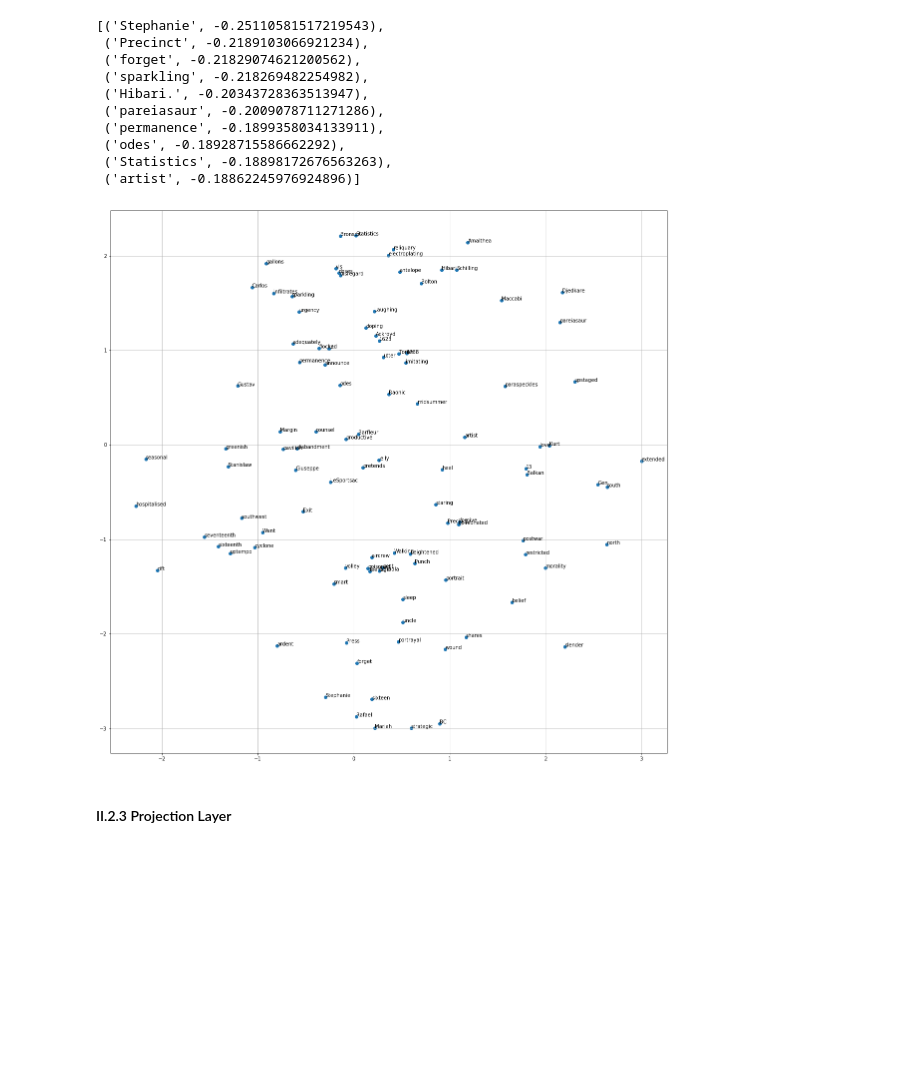
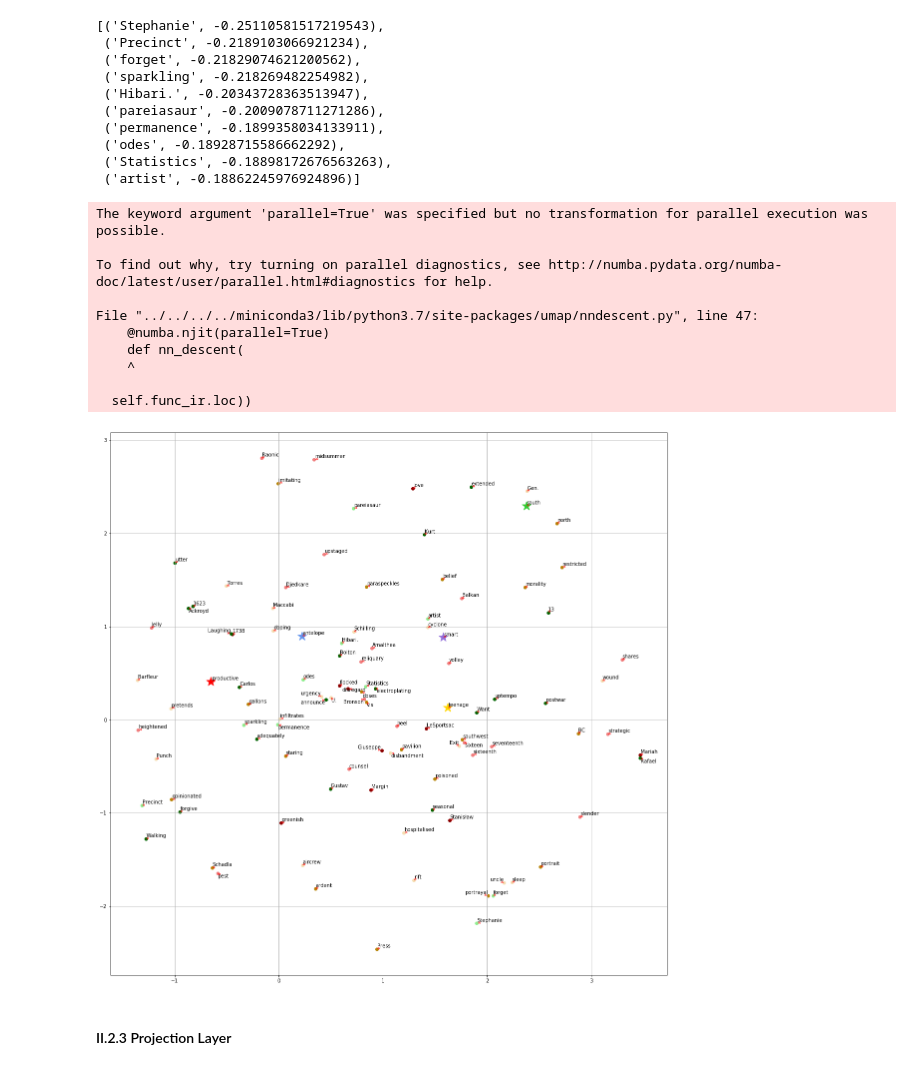
Before and after one commit to lexili24/Language-Model-NYU-Data-Science, a Jupyter notebook: HW2/Updated_lm_homework.ipynb, the cells around one changed output. Cells and saved outputs as stored; diff of their text form; code cells hidden in the pictures; blank space fills up the shorter version.

Commit message:
finalize 2.1 plotting

```diff
--- a/HW2/Updated_lm_homework.ipynb
+++ b/HW2/Updated_lm_homework.ipynb
@@ -375,16 +358,6 @@ class RNNLanguageModel(nn.Module):
         logits = self.projection(rnn_outputs[0])
 
         return logits
-# %%
-options = {
-        'num_embeddings': len(train_dict),
-        'embedding_dim': embedding_size,
-        'padding_idx': train_dict.get_id('<pad>'),
-        'input_size': embedding_size,
-        'hidden_size': hidden_size,
-        'num_layers': num_layers,
-        'rnn_dropout': rnn_dropout,
-    }
 # %%
 # check
 # define lookup, rnn, and projection
@@ -1223,7 +1193,7 @@ options = {'bias': True,
   'padding_idx': 2}
 
 model = LSTMModel(options)
-model.load_state_dict(torch.load('best_LSTM.pt')['model_dict'])
+model.load_state_dict(torch.load('best_emb_dim_300_hidden_size_300_LSTM.pt',map_location=lambda storage, loc: storage)['model_dict'])
 model.eval()
 # %% [output]
 LSTMModel(
@@ -1260,15 +1257,15 @@ Populating the interactive namespace from numpy and matplotlib
 # %%
 def cos_similarity(weight_matrix, words):
 #make sure at least appear in the text once
-    whole_word = list()
     for word in words:
         if word not in vocab:
             raise NotImplementedError("selected token must appeared in the corpus once, please replace {}".format(word))
 
-    # define my cosine similarity. each input is 1 x 64. Therefore evaluate along x'axis returns a scalar
+    # define my cosine similarity. each input is 1 x emb_dim. Therefore evaluate along x'axis returns a scalar
     cos = nn.CosineSimilarity(dim = 0, eps = 1e-6)
 
-    dis_list = defaultdict(lambda: defaultdict(float))
+    token_list = defaultdict(lambda: defaultdict(float))
+    id_list = defaultdict(lambda: defaultdict(float))
 
     for w in words:
         wid = train_dict.get_id(w)
@@ -1278,19 +1275,18 @@ def cos_similarity(weight_matrix, words):
                 continue
             else:
                 dis = cos(weight_matrix[wid], weight_matrix[i])
-                temp_list.append(tuple((train_dict.get_token(i), dis.item())))
+                temp_list.append(tuple((i, dis.item())))
         temp_list = sorted(temp_list, key = lambda x: x[-1])
-        dis_list[w]['worst'] = temp_list[:10]
-        dis_list[w]['best'] = temp_list[-10:]
-        worst_words = [x[0] for x in temp_list[:10]]
-        best_words = [x[0] for x in temp_list[-10:]]
-        whole_word += worst_words + best_words
-    return dis_list, whole_word + words
+        id_list[wid]['worst'] = [x[0] for x in temp_list[:10]]
+        id_list[wid]['best'] = [x[0] for x in temp_list[-10:]]
+        token_list[w]['worst'] = [tuple((train_dict.get_token(x[0]) , x[1])) for x in temp_list[:10]]
+        token_list[w]['best'] = [tuple((train_dict.get_token(x[0]) , x[1] )) for x in temp_list[-10:]]
+    return id_list, token_list
 # %% [markdown]
 #### II.2.2 Embedding Layer
 # %%
 weight_matrix_lkup = model.lookup.weight
-words = ['productive', 'teenage','south','antelope','smart']
+input_words = ['productive', 'teenage','south','antelope','smart']
 # some verbs, and nouns
-lkup_list, whole_words_lkup = cos_similarity(weight_matrix_lkup, words)
+lkup_id_list, lkup_token_list = cos_similarity(weight_matrix_lkup, input_words)
 # %%
@@ -1319,12 +1315,20 @@ lkup_list['smart']['worst']
  ('odes', -0.18928715586662292),
  ('Statistics', -0.18898172676563263),
  ('artist', -0.18862245976924896)]
-# %%
-whole_word_ids_lkup = train_dict.encode_token_seq(whole_words_lkup)   # e.g. use dictionary.get_id on a list of words
-
-umap_plot(weight_matrix_lkup, whole_word_ids_lkup, whole_words_lkup)
-# %% [output]
-[figure, removed]
+# %%
+umap_plot(weight_matrix_lkup, lkup_id_list)
+# %% [output]
+The keyword argument 'parallel=True' was specified but no transformation for parallel execution was possible.
+
+To find out why, try turning on parallel diagnostics, see http://numba.pydata.org/numba-doc/latest/user/parallel.html#diagnostics for help.
+
+File "../../../../miniconda3/lib/python3.7/site-packages/umap/nndescent.py", line 47:
+    @numba.njit(parallel=True)
+    def nn_descent(
+    ^
+
+  self.func_ir.loc))
+[figure, added]
 # %% [markdown]
 #### II.2.3 Projection Layer
 # %%
```
Also changed, not shown: parts of 25 cells of this notebook, 1 other file.
